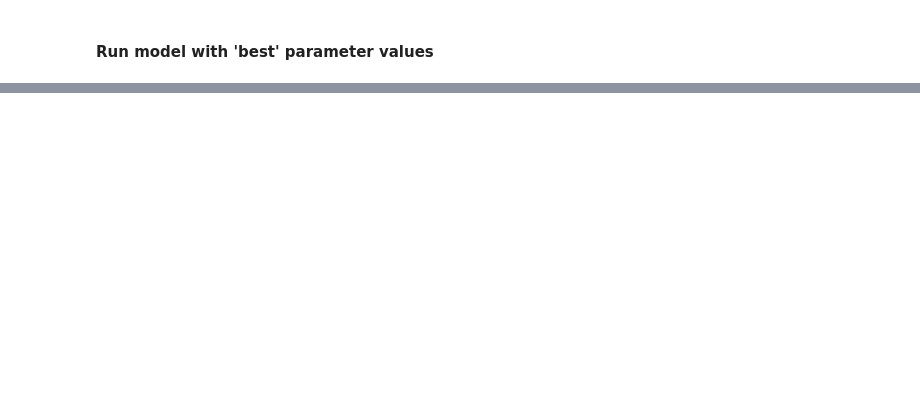
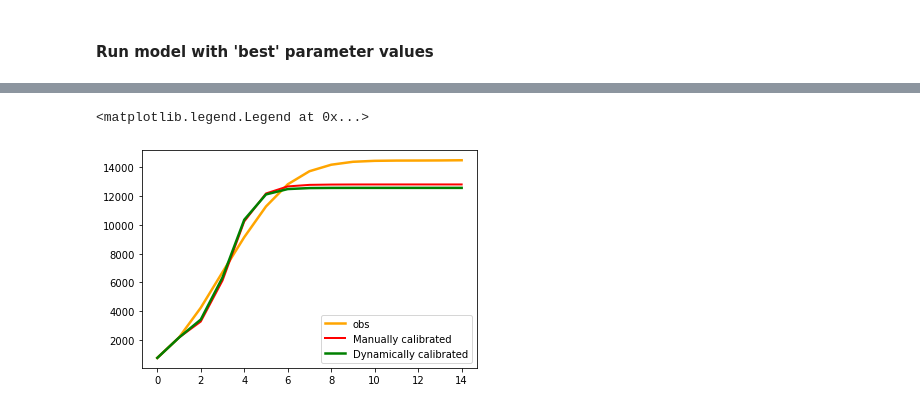
Before and after one commit to Urban-Analytics/RAMP-UA, a Jupyter notebook: experiments/calibration/AnalyseResults-5pops,100particles.ipynb, the cells around one changed output, grey strips where cells are left out. Cells and saved outputs as stored; diff of their text form; code cells hidden in the pictures; blank space fills up the shorter version.

```diff
--- a/experiments/calibration/AnalyseResults-5pops,100particles.ipynb
+++ b/experiments/calibration/AnalyseResults-5pops,100particles.ipynb
@@ -694,3 +699,31 @@ for count, (run_length, sim) in enumerate(best_params_sims_dict.items()):
+# %%
+evenly_spaced_interval = np.linspace(0.35, 1, len(history_dict))
+colors = [cm.Greens(x) for x in evenly_spaced_interval]
+
+evenly_spaced_interval = np.linspace(0.35, 1, len(best_params_modelled_weekly_dict))
+colors_bestparams = [cm.Blues(x) for x in evenly_spaced_interval]
+
+ITERATIONS = 105
+fig, ax = plt.subplots(1,1)
+
+# obs
+ax.plot(range(len(cases_devon_daily_summed_weekly[0:(int(ITERATIONS/7))])),
+       cases_devon_daily_summed_weekly[0:(int(ITERATIONS/7))], label="obs", color="orange", linewidth=2.5)
+
+# Manually claibrated model
+sim = best_params_modelled_weekly_dict['56days']
+ax.plot(range(len(sim)), sim, label='Manually calibrated', linewidth=2, color = 'red')
+
+
+# Dynamically calibrated model
+best_sim = best_sim_dict["w4"]
+#Add to plot
+ax.plot(range(len(best_sim)), best_sim, label="Dynamically calibrated".format(window), color='green',
+      linestyle='solid', linewidth =2.5)
+ax.legend()
+# %% [output]
+<matplotlib.legend.Legend at 0x...>
+[figure, added]
 # %%
 ###############################################################################
 ###############################################################################
```
Also changed, not shown: parts of 4 cells of this notebook, 3 other files.
